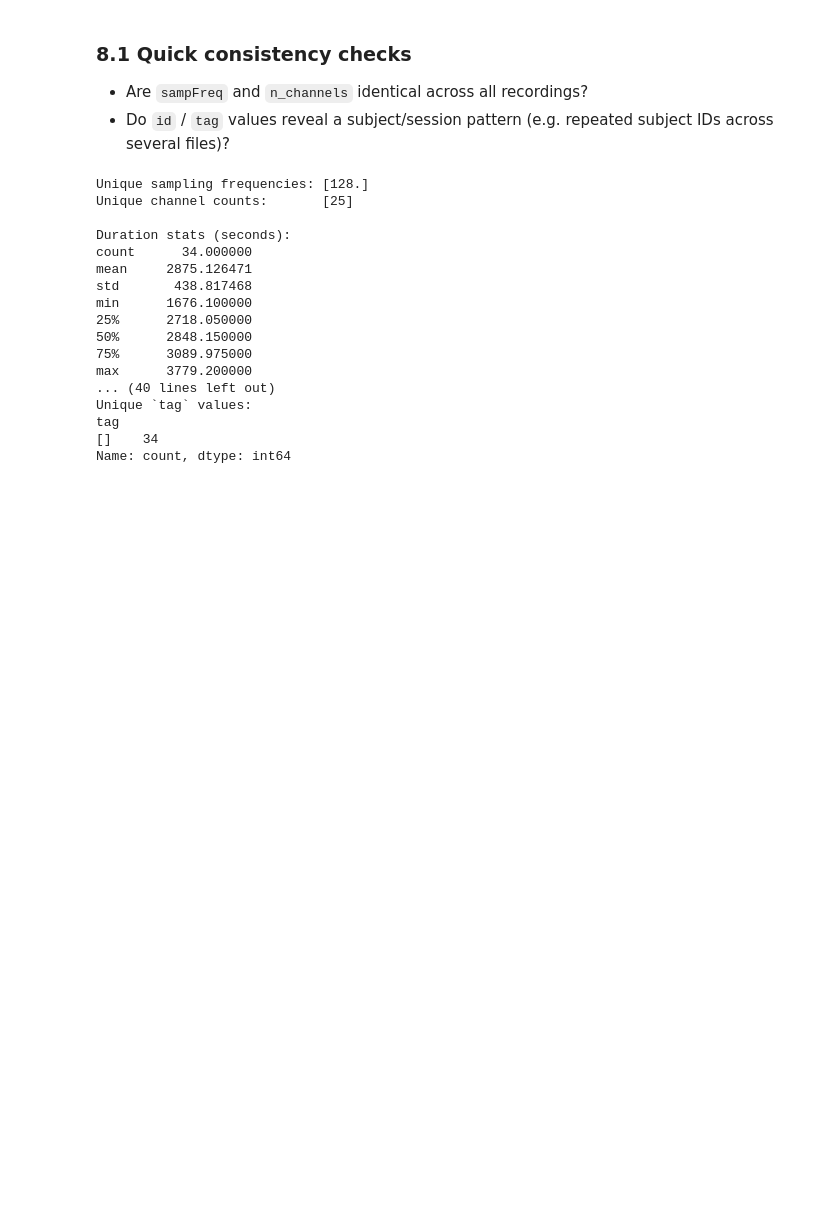
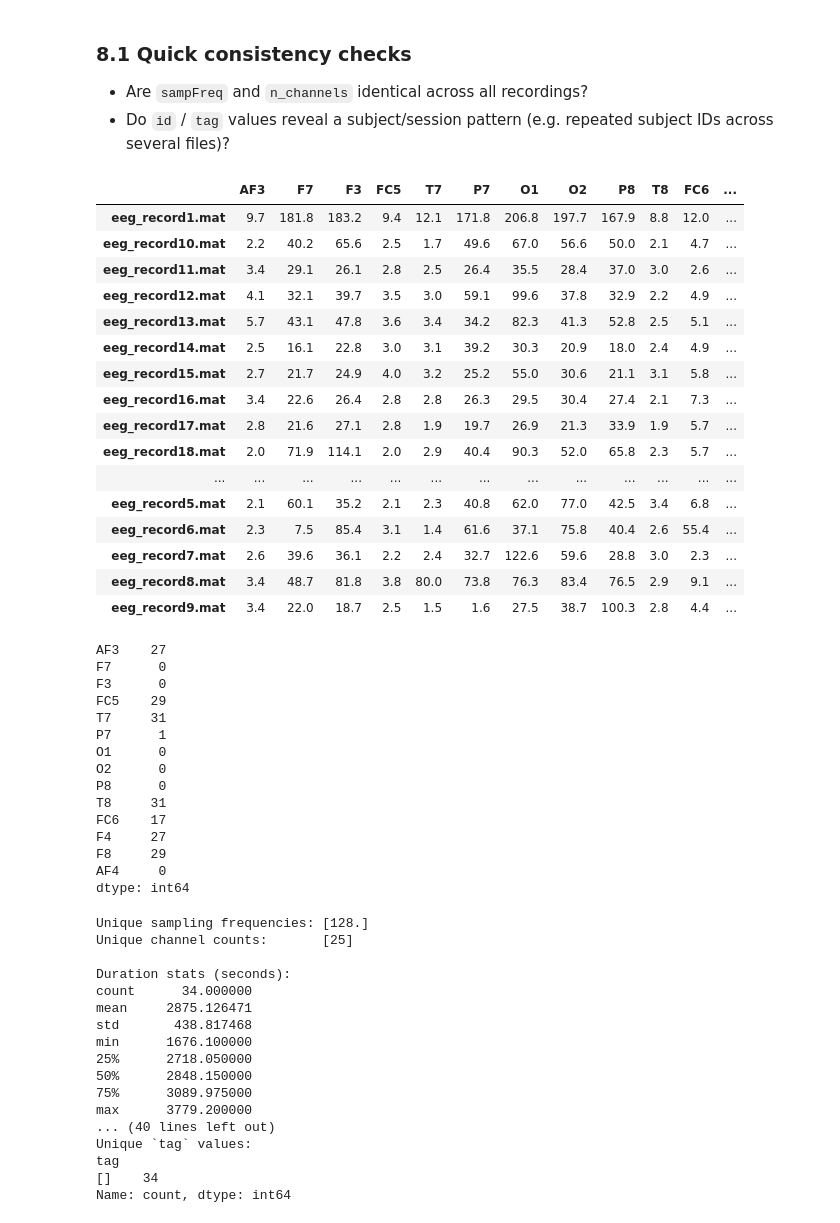
Before and after one commit to NourGaida/egg_attention, a Jupyter notebook: notebooks/01_dataset_exploration (1).ipynb, the cells around one changed output. Cells and saved outputs as stored; diff of their text form; code cells hidden in the pictures; blank space fills up the shorter version.

```diff
--- a/notebooks/01_dataset_exploration (1).ipynb
+++ b/notebooks/01_dataset_exploration (1).ipynb
@@ -337,6 +337,51 @@ df_summary
 
 - Are `sampFreq` and `n_channels` identical across all recordings?
 - Do `id` / `tag` values reveal a subject/session pattern (e.g. repeated subject IDs across several files)?
+# %%
+EEG_NAMES = ["AF3","F7","F3","FC5","T7","P7","O1","O2","P8","T8","FC6","F4","F8","AF4"]
+
+rows = []
+for f in mat_files:
+    o_ = sio.loadmat(f)["o"][0, 0]
+    x = np.asarray(o_["data"])[:, 3:17]          # columns 4:17
+    rows.append(pd.Series(x.std(axis=0), index=EEG_NAMES, name=f.name))
+
+std_table = pd.DataFrame(rows)
+display(std_table.round(1))
+display((std_table < 5).sum())   # in how many files each channel is ~flat
+# %% [output]
+|  | AF3 | F7 | F3 | FC5 | T7 | P7 | O1 | O2 | P8 | T8 | FC6 | ... |
+| eeg_record1.mat | 9.7 | 181.8 | 183.2 | 9.4 | 12.1 | 171.8 | 206.8 | 197.7 | 167.9 | 8.8 | 12.0 | ... |
+| eeg_record10.mat | 2.2 | 40.2 | 65.6 | 2.5 | 1.7 | 49.6 | 67.0 | 56.6 | 50.0 | 2.1 | 4.7 | ... |
+| eeg_record11.mat | 3.4 | 29.1 | 26.1 | 2.8 | 2.5 | 26.4 | 35.5 | 28.4 | 37.0 | 3.0 | 2.6 | ... |
+| eeg_record12.mat | 4.1 | 32.1 | 39.7 | 3.5 | 3.0 | 59.1 | 99.6 | 37.8 | 32.9 | 2.2 | 4.9 | ... |
+| eeg_record13.mat | 5.7 | 43.1 | 47.8 | 3.6 | 3.4 | 34.2 | 82.3 | 41.3 | 52.8 | 2.5 | 5.1 | ... |
+| eeg_record14.mat | 2.5 | 16.1 | 22.8 | 3.0 | 3.1 | 39.2 | 30.3 | 20.9 | 18.0 | 2.4 | 4.9 | ... |
+| eeg_record15.mat | 2.7 | 21.7 | 24.9 | 4.0 | 3.2 | 25.2 | 55.0 | 30.6 | 21.1 | 3.1 | 5.8 | ... |
+| eeg_record16.mat | 3.4 | 22.6 | 26.4 | 2.8 | 2.8 | 26.3 | 29.5 | 30.4 | 27.4 | 2.1 | 7.3 | ... |
+| eeg_record17.mat | 2.8 | 21.6 | 27.1 | 2.8 | 1.9 | 19.7 | 26.9 | 21.3 | 33.9 | 1.9 | 5.7 | ... |
+| eeg_record18.mat | 2.0 | 71.9 | 114.1 | 2.0 | 2.9 | 40.4 | 90.3 | 52.0 | 65.8 | 2.3 | 5.7 | ... |
+| ... | ... | ... | ... | ... | ... | ... | ... | ... | ... | ... | ... | ... |
+| eeg_record5.mat | 2.1 | 60.1 | 35.2 | 2.1 | 2.3 | 40.8 | 62.0 | 77.0 | 42.5 | 3.4 | 6.8 | ... |
+| eeg_record6.mat | 2.3 | 7.5 | 85.4 | 3.1 | 1.4 | 61.6 | 37.1 | 75.8 | 40.4 | 2.6 | 55.4 | ... |
+| eeg_record7.mat | 2.6 | 39.6 | 36.1 | 2.2 | 2.4 | 32.7 | 122.6 | 59.6 | 28.8 | 3.0 | 2.3 | ... |
+| eeg_record8.mat | 3.4 | 48.7 | 81.8 | 3.8 | 80.0 | 73.8 | 76.3 | 83.4 | 76.5 | 2.9 | 9.1 | ... |
+| eeg_record9.mat | 3.4 | 22.0 | 18.7 | 2.5 | 1.5 | 1.6 | 27.5 | 38.7 | 100.3 | 2.8 | 4.4 | ... |
+AF3    27
+F7      0
+F3      0
+FC5    29
+T7     31
+P7      1
+O1      0
+O2      0
+P8      0
+T8     31
+FC6    17
+F4     27
+F8     29
+AF4     0
+dtype: int64
 # %%
 print("Unique sampling frequencies:", df_summary['sampFreq'].unique())
 print("Unique channel counts:      ", df_summary['n_channels'].unique())
```
Also changed, not shown: 4 other files.
